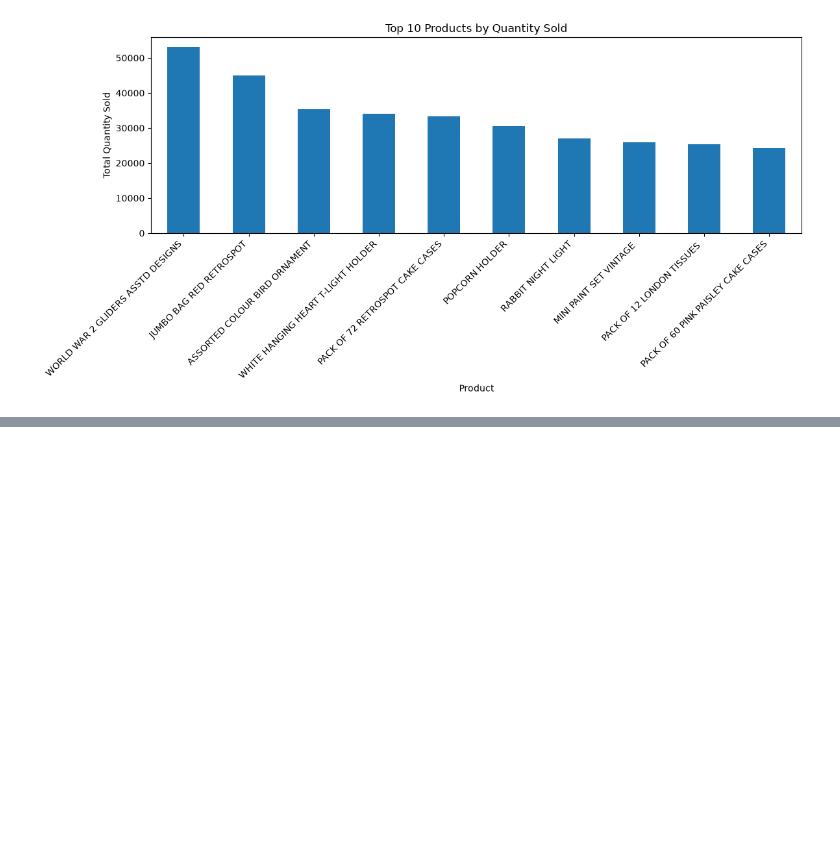
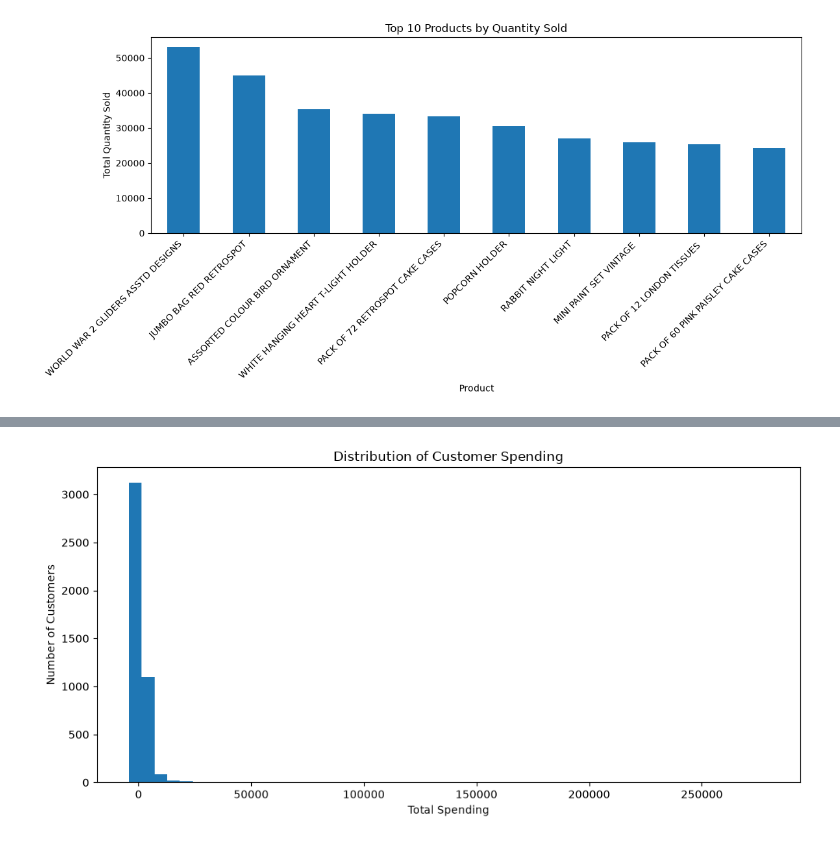
Before and after one commit to Shreyaa712/ecommerce-sales-analysis, a Jupyter notebook: notebooks/05_eda.ipynb, the cells around one changed output, grey strips where cells are left out. Cells and saved outputs as stored; diff of their text form; code cells hidden in the pictures; blank space fills up the shorter version.

```diff
--- a/notebooks/05_eda.ipynb
+++ b/notebooks/05_eda.ipynb
@@ -89,0 +165,8 @@ plt.show()
+# %%
+customer_sales = (
+    df.groupby("CustomerID")["TotalSales"]
+    .sum()
+    .sort_values(ascending=False)
+)
+
+customer_sales.head(10)
@@ -89,0 +186,13 @@ plt.show()
+# %%
+plt.figure(figsize=(10, 5))
+
+customer_sales.plot(kind="hist", bins=50)
+
+plt.title("Distribution of Customer Spending")
+plt.xlabel("Total Spending")
+plt.ylabel("Number of Customers")
+plt.tight_layout()
+
+plt.show()
+# %% [output]
+[figure, added]
```
Also changed, not shown: parts of 26 cells of this notebook, 1 other file.
